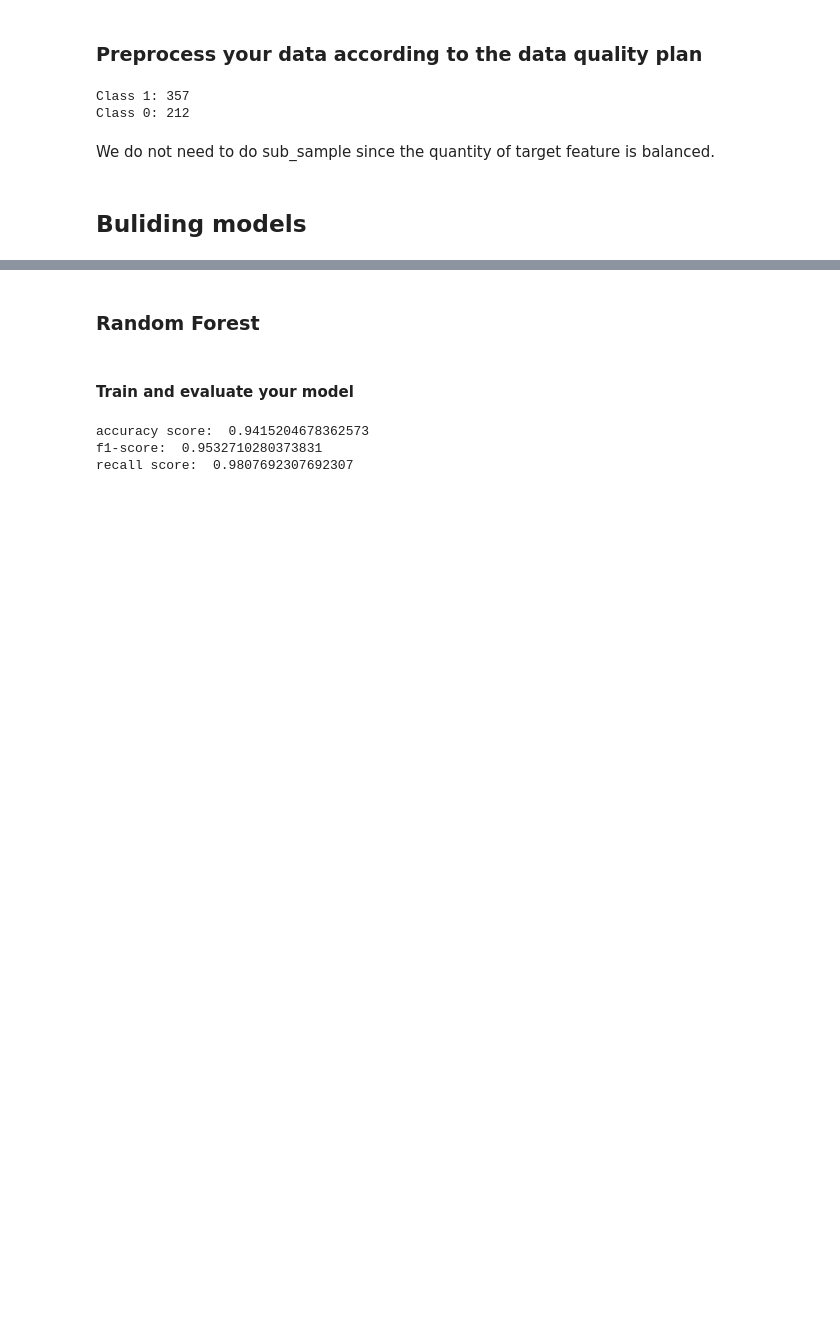
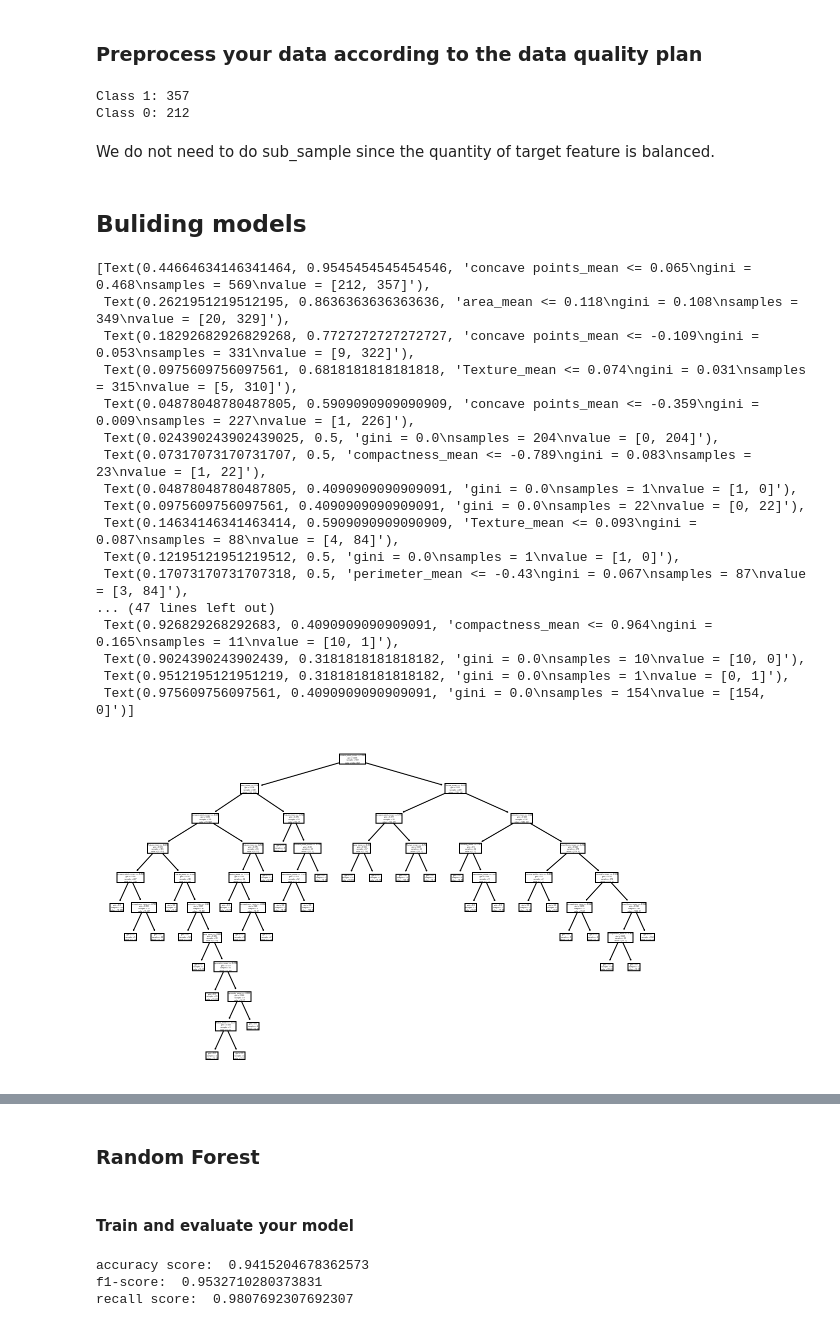
Before and after one commit to xxxxxxxxxie/509_Project, a Jupyter notebook: 509_project.ipynb, the cells around one changed output, grey strips where cells are left out. Drawn from its saved outputs; the diff is of its cells as text; code cells hidden in the pictures; blank space fills up the shorter version.

Commit message:
add decision tree

```diff
--- a/509_project.ipynb
+++ b/509_project.ipynb
@@ -617,3 +639,27 @@ X_train, X_test, y_train, y_test = train_test_split(X, y, test_size=0.3, random_
 train_sizes = [1, 20, 50, 100, 200, 450]
 features = X.columns.tolist()
 target = ['diagnosis']
+# %%
+dtree = DecisionTreeClassifier()
+dtree = dtree.fit(X, y)
+
+tree.plot_tree(dtree, feature_names=features)
+# %% [output]
+[Text(0.44664634146341464, 0.9545454545454546, 'concave points_mean <= 0.065\ngini = 0.468\nsamples = 569\nvalue = [212, 357]'),
+ Text(0.2621951219512195, 0.8636363636363636, 'area_mean <= 0.118\ngini = 0.108\nsamples = 349\nvalue = [20, 329]'),
+ Text(0.18292682926829268, 0.7727272727272727, 'concave points_mean <= -0.109\ngini = 0.053\nsamples = 331\nvalue = [9, 322]'),
+ Text(0.0975609756097561, 0.6818181818181818, 'Texture_mean <= 0.074\ngini = 0.031\nsamples = 315\nvalue = [5, 310]'),
+ Text(0.04878048780487805, 0.5909090909090909, 'concave points_mean <= -0.359\ngini = 0.009\nsamples = 227\nvalue = [1, 226]'),
+ Text(0.024390243902439025, 0.5, 'gini = 0.0\nsamples = 204\nvalue = [0, 204]'),
+ Text(0.07317073170731707, 0.5, 'compactness_mean <= -0.789\ngini = 0.083\nsamples = 23\nvalue = [1, 22]'),
+ Text(0.04878048780487805, 0.4090909090909091, 'gini = 0.0\nsamples = 1\nvalue = [1, 0]'),
+ Text(0.0975609756097561, 0.4090909090909091, 'gini = 0.0\nsamples = 22\nvalue = [0, 22]'),
+ Text(0.14634146341463414, 0.5909090909090909, 'Texture_mean <= 0.093\ngini = 0.087\nsamples = 88\nvalue = [4, 84]'),
+ Text(0.12195121951219512, 0.5, 'gini = 0.0\nsamples = 1\nvalue = [1, 0]'),
+ Text(0.17073170731707318, 0.5, 'perimeter_mean <= -0.43\ngini = 0.067\nsamples = 87\nvalue = [3, 84]'),
+... (47 lines left out)
+ Text(0.926829268292683, 0.4090909090909091, 'compactness_mean <= 0.964\ngini = 0.165\nsamples = 11\nvalue = [10, 1]'),
+ Text(0.9024390243902439, 0.3181818181818182, 'gini = 0.0\nsamples = 10\nvalue = [10, 0]'),
+ Text(0.9512195121951219, 0.3181818181818182, 'gini = 0.0\nsamples = 1\nvalue = [0, 1]'),
+ Text(0.975609756097561, 0.4090909090909091, 'gini = 0.0\nsamples = 154\nvalue = [154, 0]')]
+[figure, added]
```
Also changed, not shown: parts of 4 cells of this notebook.
